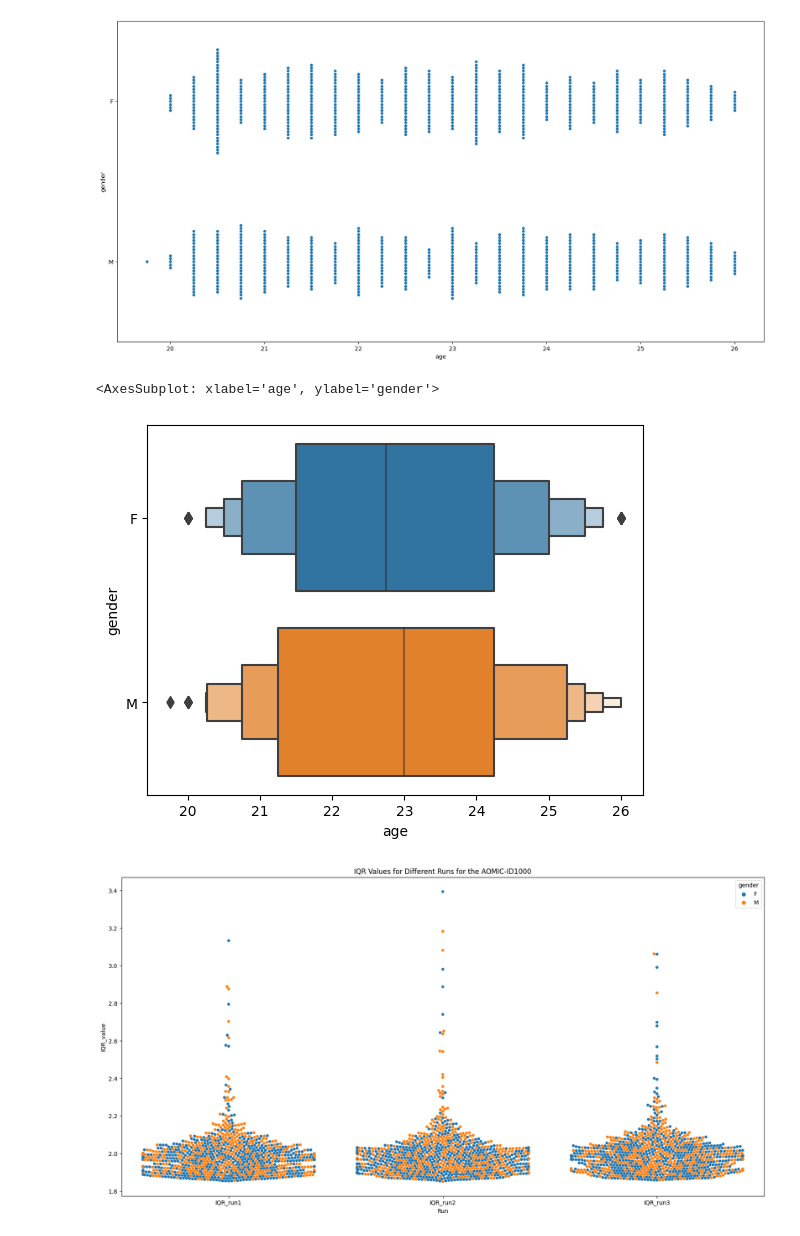
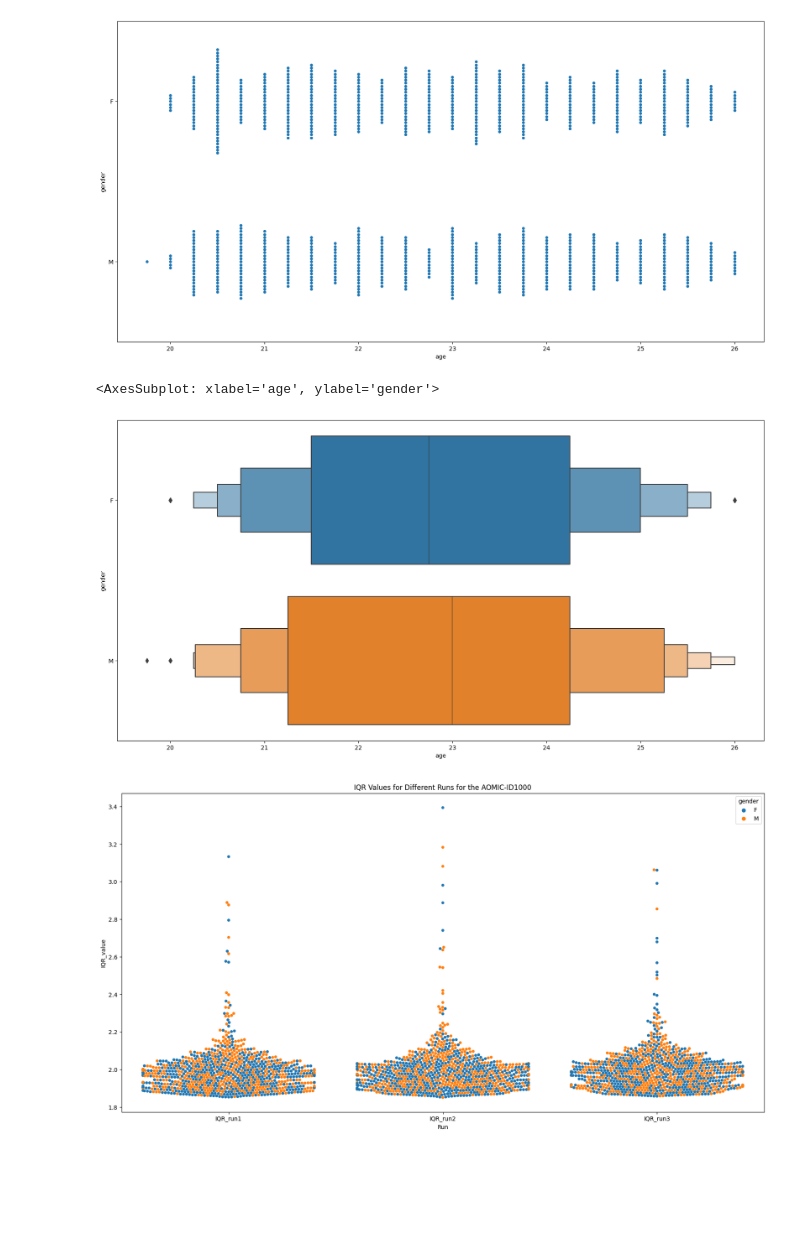
Before and after one commit to N-Nieto/QC, a Jupyter notebook: code/results_plot.ipynb, the cells around one changed output. Cells and saved outputs as stored; diff of their text form; code cells hidden in the pictures; blank space fills up the shorter version.

```diff
--- a/QC/AOMIC_QC_distribution_plot.ipynb
+++ b/code/results_plot.ipynb
@@ -1,18 +0,0 @@
-# %%
-import pandas as pd
-qc_dir = "/home/nnieto/Nico/Harmonization/data/qc/"
-site = "AOMIC_ID1000"
-runs = [1, 2, 3]
-qc_final = pd.DataFrame()
-data_dir = "/home/nnieto/Nico/Harmonization/data/final_data_split/"
-Y_ID1000 = pd.read_csv(data_dir+"Y_ID1000.csv")
-Y_ID1000['subject'] = Y_ID1000['subject'].str.replace(r'_site-ID\d+', '', regex=True)
-Y_ID1000.rename(columns={"subject":"SubjectID"}, inplace=True)
-
-for run_number in runs:
-    qc_data = pd.read_csv(qc_dir+site+"_cat12.8.1_run-"+str(run_number)+"_rois_thalamus.csv")
-    qc_data= qc_data.loc[:,["SubjectID","IQR"]]
-    qc_data.rename(columns={"IQR":"IQR_run"+str(run_number)}, inplace=True)
-    Y_ID1000 = pd.merge(Y_ID1000, qc_data, on='SubjectID', how='left')
-
-Y_ID1000
@@ -47,16 +21,10 @@ sbn.swarmplot(data=Y_ID10001, x="age", y="gender",ax=ax)
 <AxesSubplot: xlabel='age', ylabel='gender'>
 [figure]
 # %%
-import seaborn as sbn
-import matplotlib.pyplot as plt
-
 _, ax = plt.subplots(1, 1, figsize=[20, 10])
 
-sbn.swarmplot(data=Y_ID10001, x="age", y="gender",ax=ax)
+sbn.boxenplot(data=Y_ID1000, x="age", y="gender", ax=ax)
+# %% [output]
+<AxesSubplot: xlabel='age', ylabel='gender'>
+[figure, added]
-# %%
-
-sbn.boxenplot(data=Y_ID10001, x="age", y="gender")
-# %% [output]
-<AxesSubplot: xlabel='age', ylabel='gender'>
-[figure, removed]
 # %%
```
Also changed, not shown: parts of 9 cells of this notebook, 13 other files.
